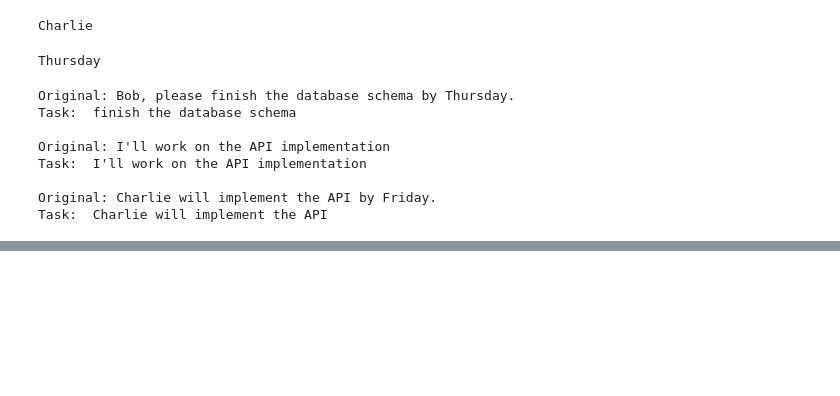
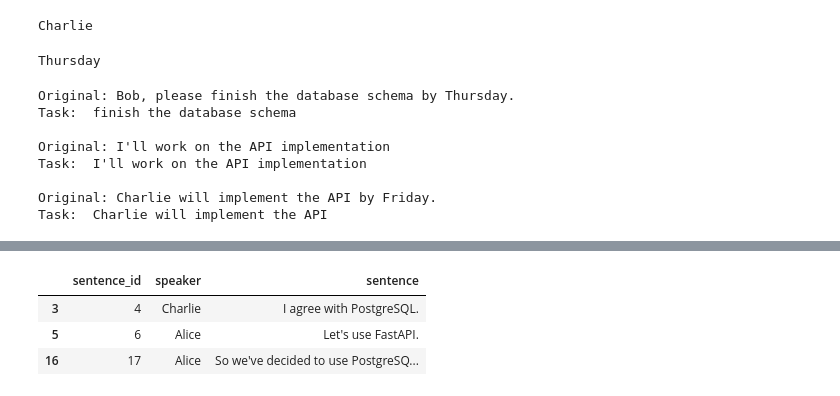
Before and after one commit to umang0015/Meeting-Intelligence-System, a Jupyter notebook: Meeting_Intelligence_System.ipynb, the cells around one changed output, grey strips where cells are left out. Drawn from its saved outputs; the diff is of its cells as text; code cells hidden in the pictures; blank space fills up the shorter version.

```diff
--- a/Meeting_Intelligence_System.ipynb
+++ b/Meeting_Intelligence_System.ipynb
@@ -677,0 +712,27 @@ Task:  Charlie will implement the API
+# %%
+# build decision detection
+# so starting with creating decision keywords
+decision_keywords = [
+    "decided" ,
+    "decide" ,
+    "agreed" ,
+    "agree" ,
+    "let's use" ,
+    "we will use" ,
+    "we'll use" ,
+    "go with" ,
+    "selected" ,
+    "choose" ,
+    "choosen" ,
+    "finalized" ,
+
+]
+# %%
+# rule based decision detector
+def is_decision(sentence):
+  sentence_lower = sentence.lower()
+  for keyword in decision_keywords:
+    if keyword in sentence_lower:
+      return True
+
+  return False
@@ -677,0 +763,18 @@ Task:  Charlie will implement the API
+# %%
+# find decision sentences
+sentences_df["is_decision"] = sentences_df["sentence"].apply(
+    is_decision
+)
+
+decision_candidates = sentences_df[
+    sentences_df["is_decision"]
+]
+
+decision_candidates[
+    ["sentence_id" , "speaker" , "sentence"]
+]
+# %% [output]
+|  | sentence_id | speaker | sentence |
+| 3 | 4 | Charlie | I agree with PostgreSQL. |
+| 5 | 6 | Alice | Let's use FastAPI. |
+| 16 | 17 | Alice | So we've decided to use PostgreSQ... |
```
Also changed, not shown: parts of 6 cells of this notebook.
